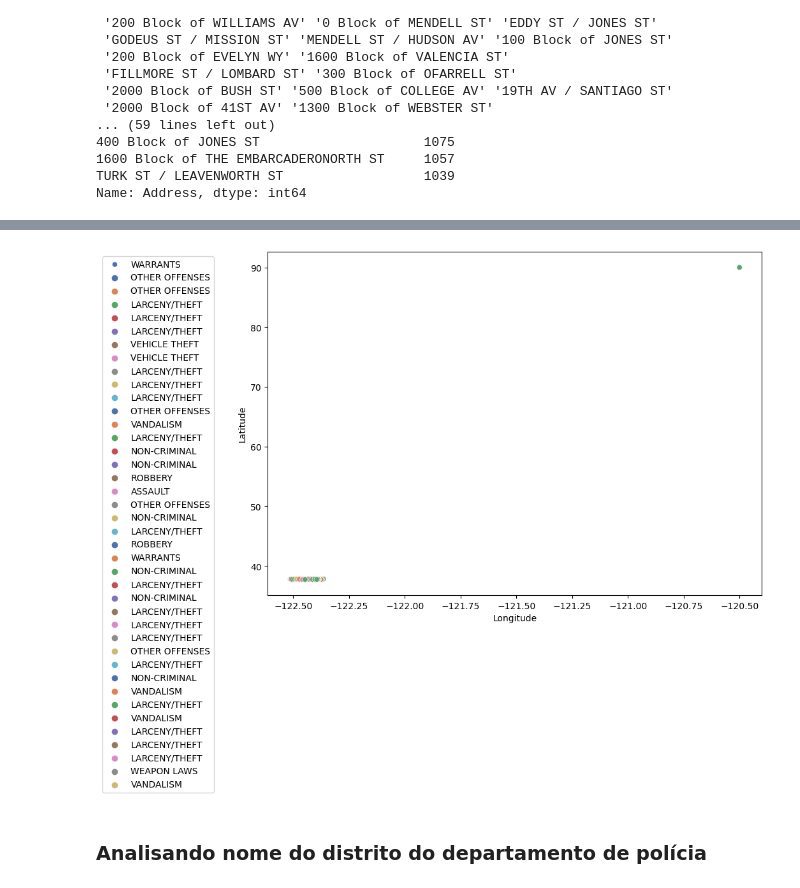
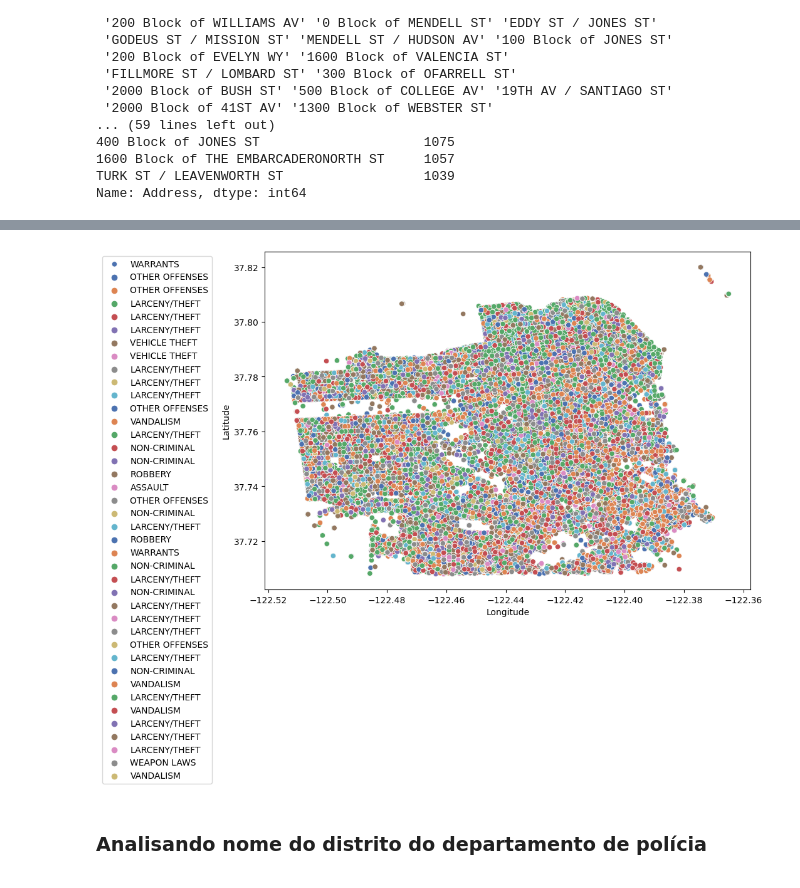
Before and after one commit to wendeljuliao/San-Francisco-Crime-Classification, a Jupyter notebook: SaoFrancisco-Wendel.ipynb, the cells around one changed output, grey strips where cells are left out. Cells and saved outputs as stored; diff of their text form; code cells hidden in the pictures.

```diff
--- a/SaoFrancisco-Wendel.ipynb
+++ b/SaoFrancisco-Wendel.ipynb
@@ -254,16 +285,18 @@ Name: Address, dtype: int64
 # %%
 plt.figure(figsize=(10, 7))
 
-sns.scatterplot(df_dados, x = df_dados['X'], y = df_dados['Y'], hue = df_dados['Category'], palette="deep")
+df_dados_filter = df_dados[df_dados['Y'] < 85]
+
+sns.scatterplot(df_dados_filter, x = df_dados_filter['X'], y = df_dados_filter['Y'], hue = df_dados_filter['Category'], palette="deep")
 
 plt.legend(df_dados['Category'], loc = 'best', bbox_to_anchor=(-0.1, 1))
 
 plt.xlabel("Longitude")
 plt.ylabel("Latitude")
 
 plt.show()
 # %% [output]
-[figure, old version]
+[figure, new version]
 # %% [markdown]
 ### Analisando nome do distrito do departamento de polícia
 # %%
```
Also changed, not shown: parts of 7 cells of this notebook.
